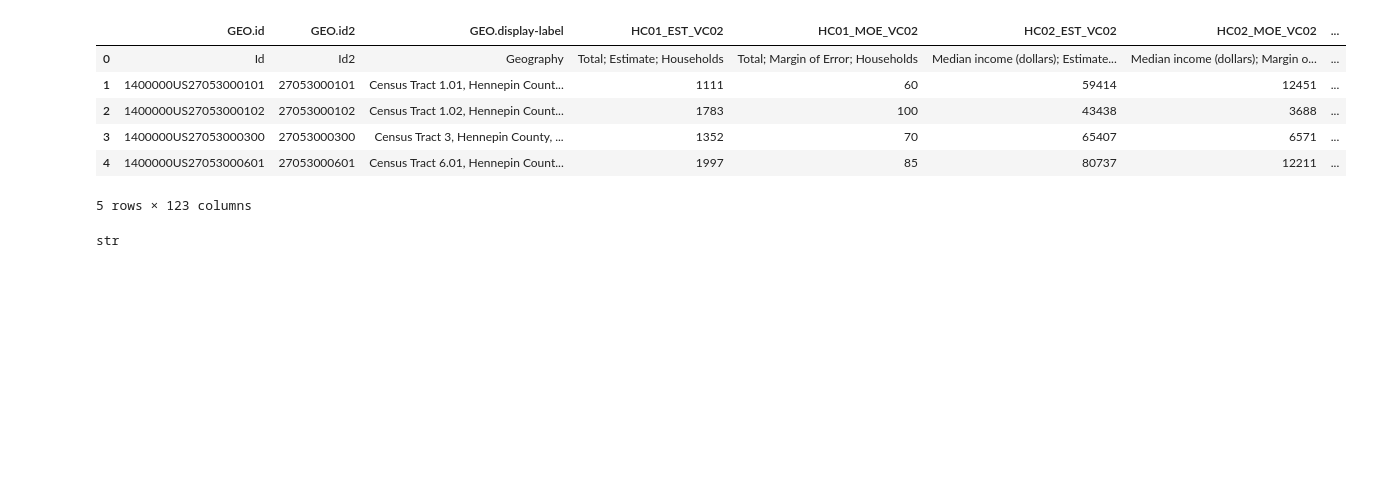
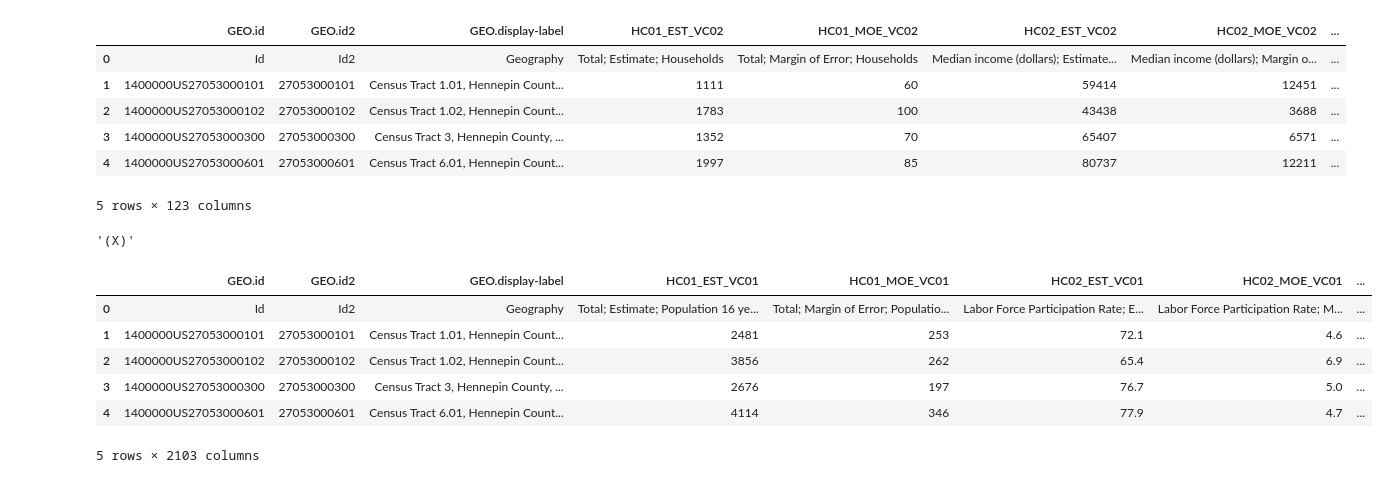
Before and after one commit to STASYA00/DS-DS, a Jupyter notebook: Notebooks/Cleaning_Data.ipynb, the cells around one changed output. Cells and saved outputs as stored; diff of their text form; code cells hidden in the pictures; blank space fills up the shorter version.

```diff
--- a/Notebooks/Cleaning_Data.ipynb
+++ b/Notebooks/Cleaning_Data.ipynb
@@ -56,6 +56,12 @@ interview_ds.shape
 interview_ds.LOCATION_DISTRICT.unique()
 # %% [output]
 array(['Precinct', '2', '3', '1', '5', '4', nan, '0'], dtype=object)
+# %%
+employment_ds = n.where(income_ds!='(X)', None)
+new_df = new_df.where(income_ds!='(X)', None)
+new_df = new_df.where(income_ds!='(X)', None)
+new_df = new_df.where(income_ds!='(X)', None)
+new_df = new_df.where(income_ds!='(X)', None)
 # %%
 income_ds['GEO.display-label'].unique()
 # %% [output]
@@ -95,6 +101,17 @@ income_ds.head()
 | 4 | 1400000US27053000601 | 27053000601 | Census Tract 6.01, Hennepin Count... | 1997 | 85 | 80737 | 12211 | ... |
 5 rows × 123 columns
 # %%
-type(income_ds['HC01_MOE_VC40'][2])
+income_ds['HC01_MOE_VC40'][2]
 # %% [output]
-str
+'(X)'
+# %%
+new_df = pd.concat([employment_ds, edu_ds, edu25_ds, ownerhousing_ds, poverty_ds, income_ds, race_ds], axis=1, sort=False)
+new_df.head()
+# %% [output]
+|  | GEO.id | GEO.id2 | GEO.display-label | HC01_EST_VC01 | HC01_MOE_VC01 | HC02_EST_VC01 | HC02_MOE_VC01 | ... |
+| 0 | Id | Id2 | Geography | Total; Estimate; Population 16 ye... | Total; Margin of Error; Populatio... | Labor Force Participation Rate; E... | Labor Force Participation Rate; M... | ... |
+| 1 | 1400000US27053000101 | 27053000101 | Census Tract 1.01, Hennepin Count... | 2481 | 253 | 72.1 | 4.6 | ... |
+| 2 | 1400000US27053000102 | 27053000102 | Census Tract 1.02, Hennepin Count... | 3856 | 262 | 65.4 | 6.9 | ... |
+| 3 | 1400000US27053000300 | 27053000300 | Census Tract 3, Hennepin County, ... | 2676 | 197 | 76.7 | 5.0 | ... |
+| 4 | 1400000US27053000601 | 27053000601 | Census Tract 6.01, Hennepin Count... | 4114 | 346 | 77.9 | 4.7 | ... |
+5 rows × 2103 columns
```
Also changed, not shown: parts of 14 cells of this notebook.
